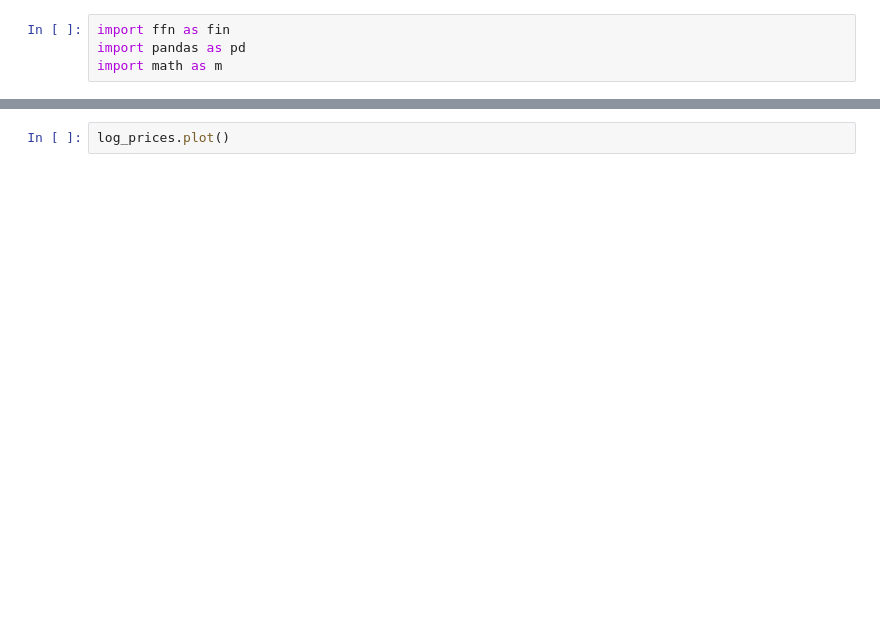
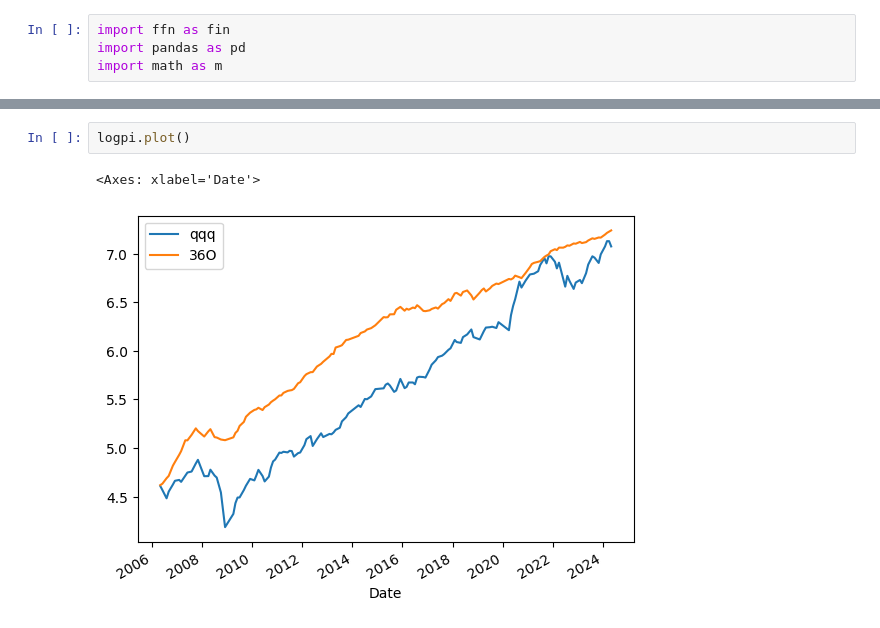
Before and after one commit to mojojojoe/my-notebooks, a Jupyter notebook: 36One/36O.ipynb, the cells around one changed output, grey strips where cells are left out. Saved outputs shown, nothing was run; the diff lists cells and outputs as text; blank space fills up the shorter version.

```diff
--- a/36One/36O.ipynb
+++ b/36One/36O.ipynb
@@ -77,2 +123,5 @@ log_prices = prices.map(math.log)
 # %%
-log_prices.plot()
+logpi.plot()
+# %% [output]
+<Axes: xlabel='Date'>
+[figure, added]
```
Also changed, not shown: parts of 47 cells of this notebook, 1 other file.
